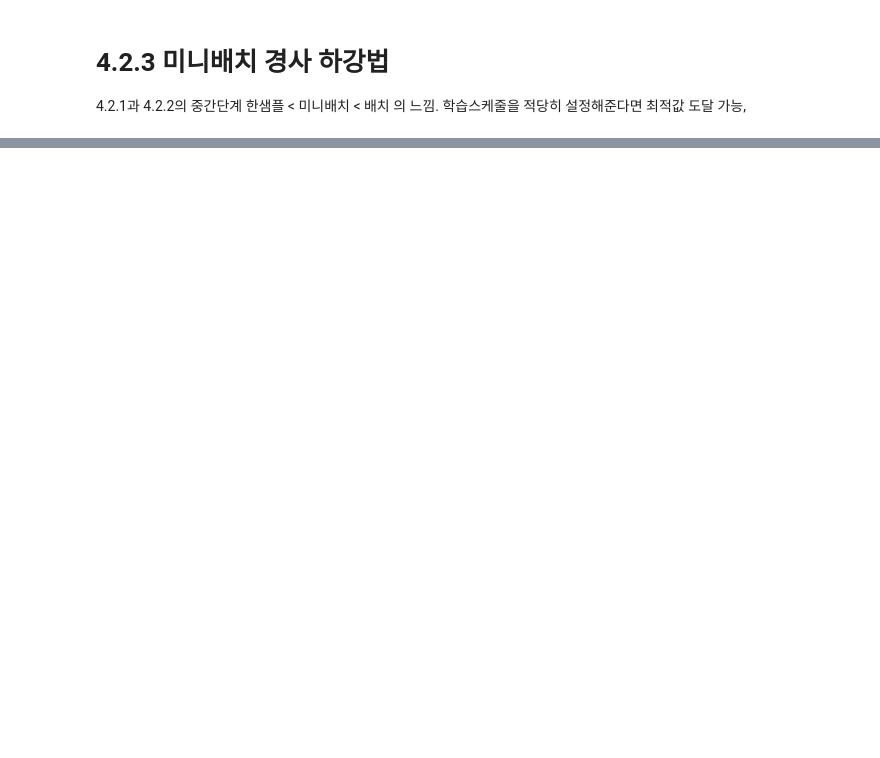
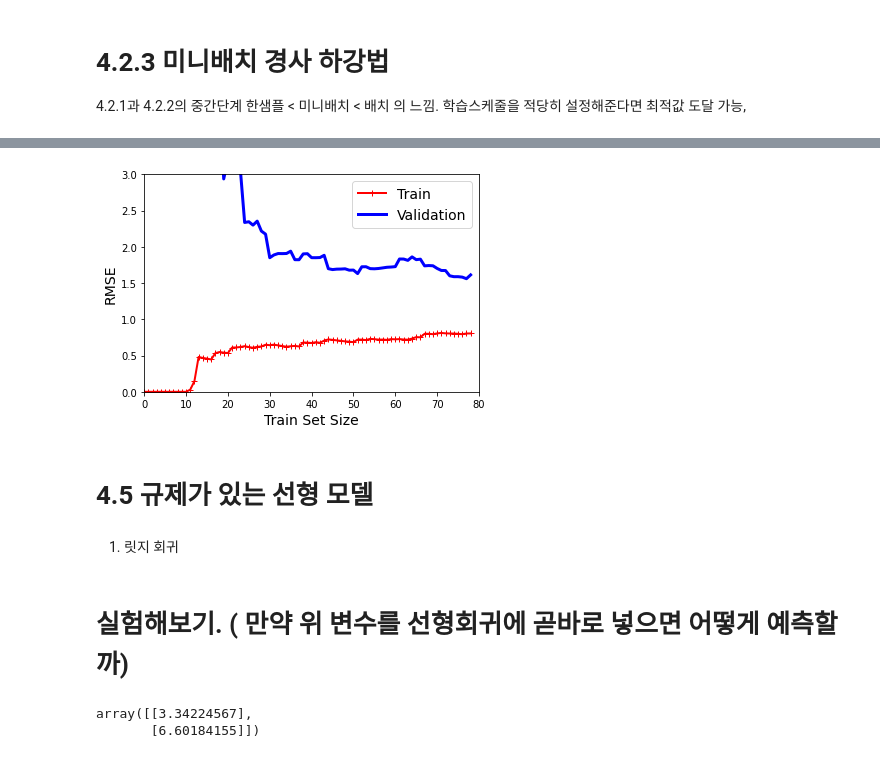
Before and after one commit to HWANG-HOE-SUN/Handson, a Jupyter notebook: MlStudy04.ipynb, the cells around one changed output, grey strips where cells are left out. Drawn from its saved outputs; the diff is of its cells as text; code cells hidden in the pictures; blank space fills up the shorter version.

```diff
--- a/MlStudy04.ipynb
+++ b/MlStudy04.ipynb
@@ -230,0 +310,40 @@ plt.show()
+# %%
+from sklearn.metrics import mean_squared_error
+from sklearn.model_selection import train_test_split
+
+def plot_learning_curves(model, X, y):
+    X_train, X_val, y_train, y_val = train_test_split(X, y, test_size=0.2, random_state=10) #test는0.2므로 100개중 20개, train은 80개
+    train_errors, val_errors = [], []
+    for m in range(1, len(X_train)): #훈련세트크기 1개~샘플수만큼(len) 까지.
+        model.fit(X_train[:m], y_train[:m]) #샘플크기 집합별로 모델훈련
+        y_train_predict = model.predict(X_train[:m])
+        y_val_predict = model.predict(X_val)
+        train_errors.append(mean_squared_error(y_train[:m], y_train_predict)) #훈련세트 하나의 error
+        val_errors.append(mean_squared_error(y_val, y_val_predict)) #교차검증set의 error
+
+    plt.plot(np.sqrt(train_errors), "r-+", linewidth=2, label="Train")
+    plt.plot(np.sqrt(val_errors), "b-", linewidth=3, label="Validation")
+    plt.legend(loc="upper right", fontsize=14)   # 책에는 빠짐
+    plt.xlabel("Train Set Size", fontsize=14)       # 책에는 빠짐
+    plt.ylabel("RMSE", fontsize=14)              # 책에는 빠짐
+# %%
+# 10차 다항 회귀 모델의 학습곡선
+polynomial_regression = Pipeline([
+        ("poly_features", PolynomialFeatures(degree=10, include_bias=False)),
+        ("lin_reg", LinearRegression()),
+    ])
+
+plot_learning_curves(polynomial_regression, X, y) #X전체data크기는 100개
+plt.axis([0, 80, 0, 3])           # 책에는 빠짐
+plt.savefig("learning_curves_plot")  # 책에는 빠짐
+plt.show()                        # 책에는 빠짐
+
+# Train set과 Vali set이 멀다. 즉, train set에 과대적합 되어있고 샘플수 늘릴수록 두 곡선 거리 가까워 질것이다.'
+# %% [output]
+[figure, added]
+# %% [markdown]
+# 4.5 규제가 있는 선형 모델
+# %% [markdown]
+1. 릿지 회귀
+# %% [markdown]
+# 실험해보기. ( 만약 위 변수를 선형회귀에 곧바로 넣으면 어떻게 예측할까)
@@ -230,0 +354,8 @@ plt.show()
+# %%
+X_new = np.array([[0],[3]]) #.
+X_new_b = np.c_[np.ones((2,1)),X_new]
+y_predict = X_new_b.dot(theta_best) #
+y_predict
+# %% [output]
+array([[3.34224567],
+       [6.60184155]])
```
Also changed, not shown: parts of 28 cells of this notebook.
